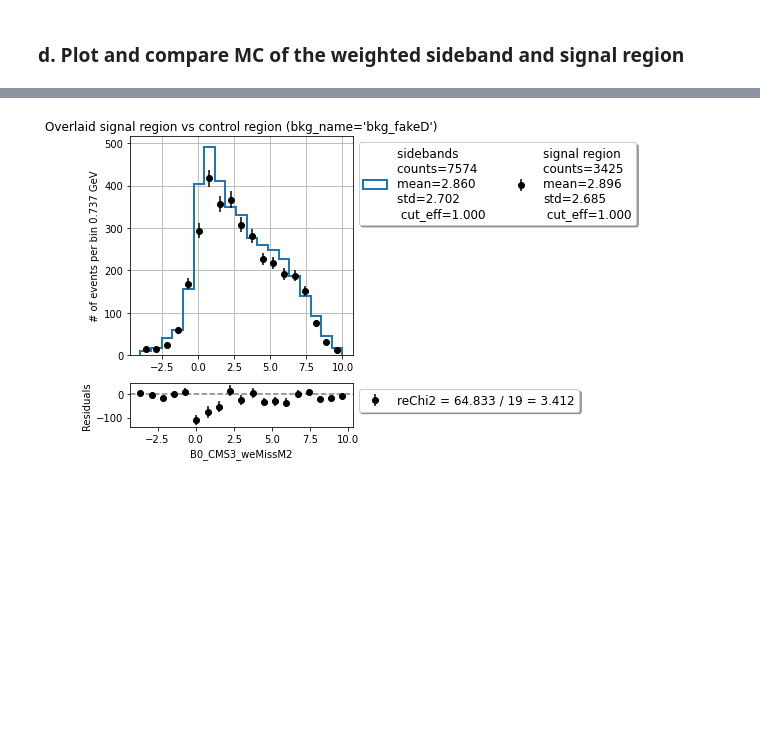
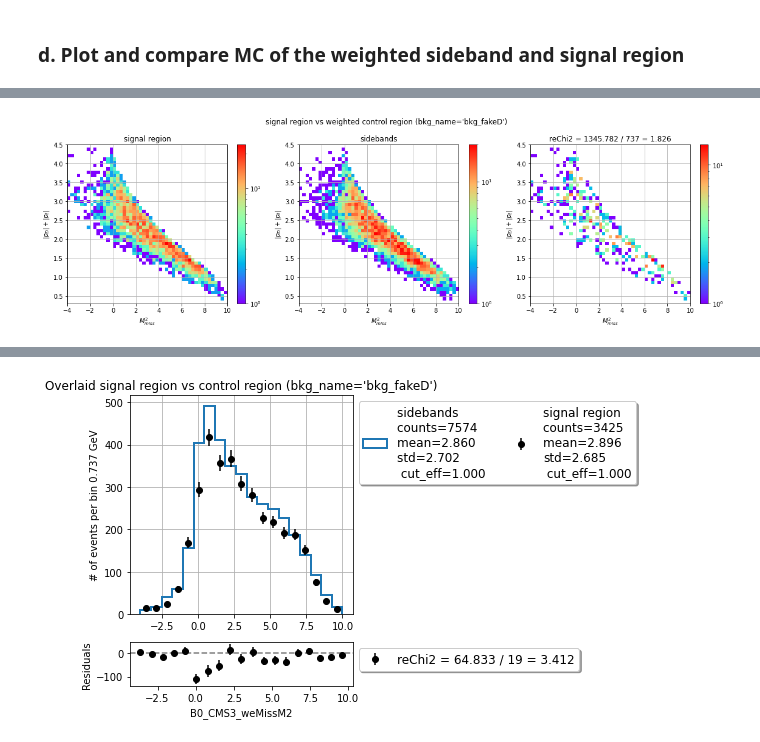
Before and after one commit to zjkjsd/inclusive_R_D, a Jupyter notebook: Notebooks/Plotting/1_PlotNtuple_signalRegion_e.ipynb, the cells around one changed output, grey strips where cells are left out. Saved outputs shown, nothing was run; the diff lists cells and outputs as text; code cells hidden in the pictures; blank space fills up the shorter version.

```diff
--- a/Notebooks/Plotting/1_PlotNtuple_signalRegion_e.ipynb
+++ b/Notebooks/Plotting/1_PlotNtuple_signalRegion_e.ipynb
@@ -418,0 +427,13 @@ mpl.plot_mc_sig_control(variable=['B0_CMS3_weMissM2','p_D_l'],
+# %%
+# calculating the scaling factors from mc
+b1 = np.linspace(-4,10,50)
+b2 = np.linspace(0.3,4.5,50)
+scale = {'left sideband': yields_sig/yields_left/2*1.026244233807067,
+         'signal region': 1,
+         'right sideband': yields_sig/yields_right/2*0.9558498372761933}
+mpl.plot_mc_sig_control(variable=['B0_CMS3_weMissM2','p_D_l'],
+                        bins=[b1,b2],
+                        bkg_name='bkg_fakeD',cut=None,merge_sidebands=True,
+                        scale=scale,correction=False,mask=[],figsize=(16,5))
+# %% [output]
+[figure, added]
```
Also changed, not shown: parts of 5 cells of this notebook, 3 other files.
